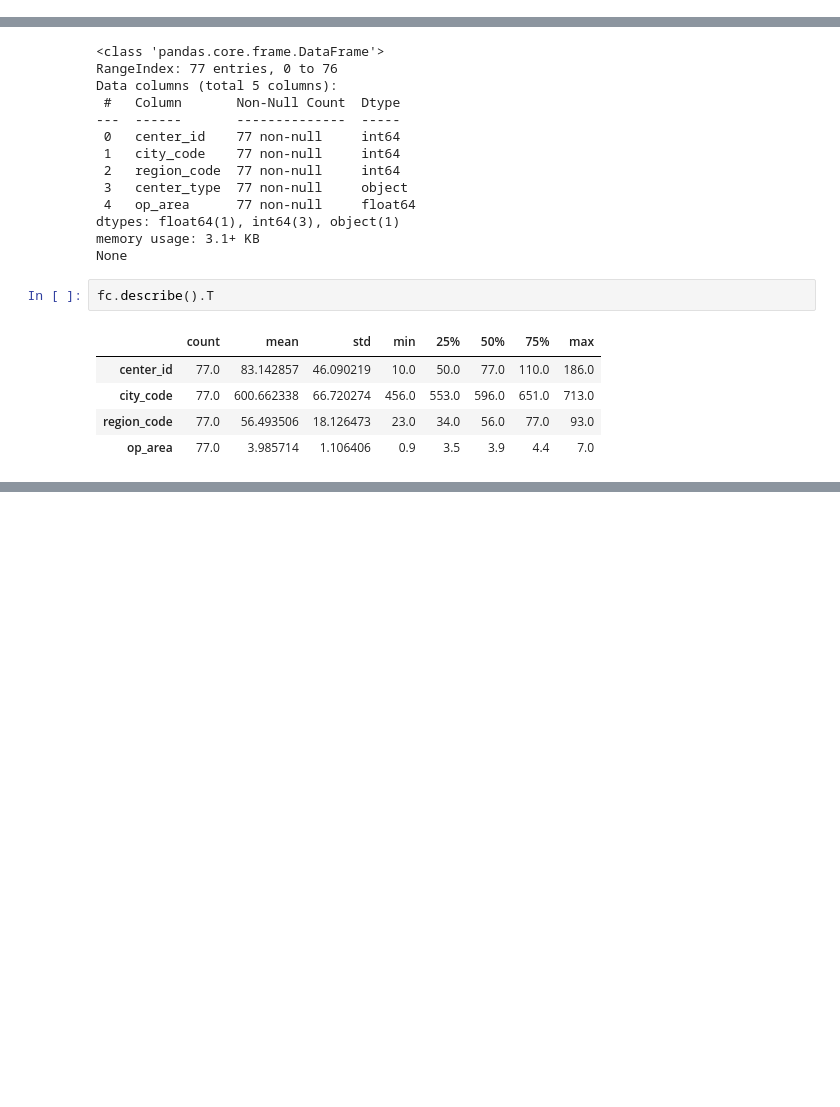
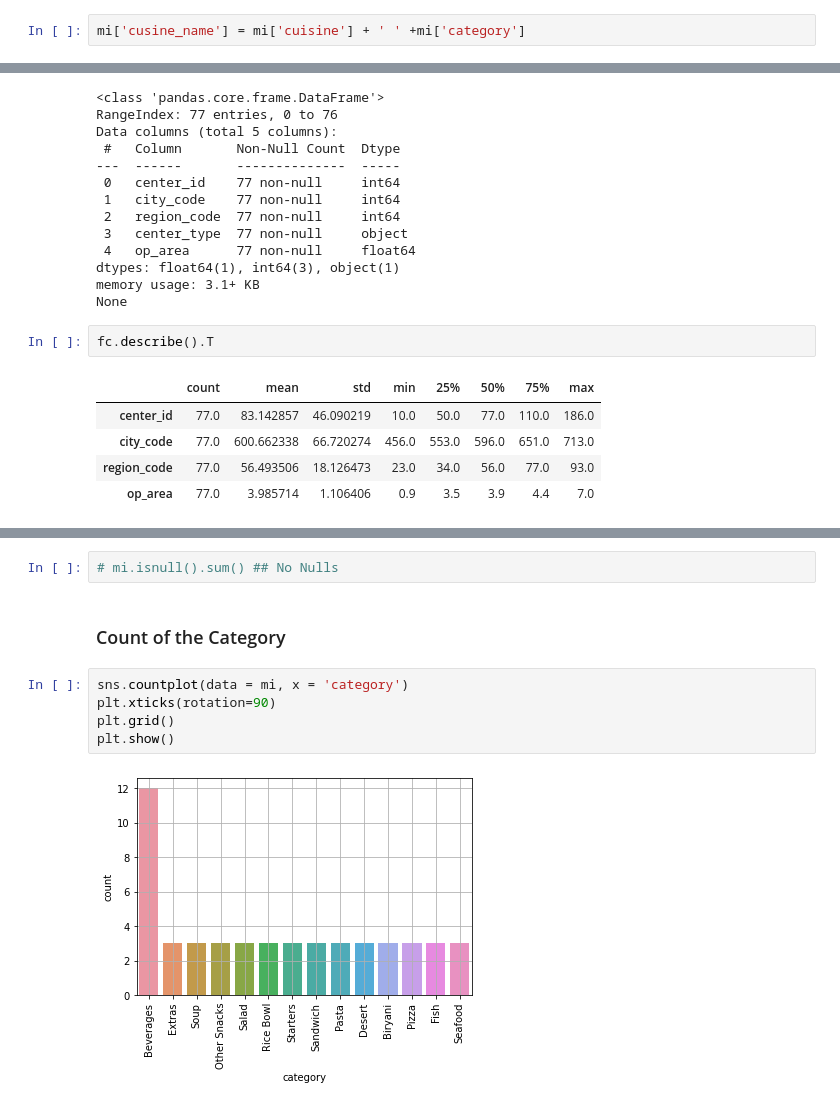
Before and after one commit to SharanKalyan/Food-Demand-Forecasting-AnalyticsVidhya, a Jupyter notebook: Analysis.ipynb, the cells around one changed output, grey strips where cells are left out. Saved outputs shown, nothing was run; the diff lists cells and outputs as text; blank space fills up the shorter version.

```diff
--- a/Analysis.ipynb
+++ b/Analysis.ipynb
@@ -36,0 +32,2 @@ mi.head()
+# %%
+mi['cusine_name'] = mi['cuisine'] + ' ' +mi['category']
@@ -66,0 +137,11 @@ sns.fc.op_area
+# %%
+# mi.isnull().sum() ## No Nulls
+# %% [markdown]
+### Count of the Category
+# %%
+sns.countplot(data = mi, x = 'category')
+plt.xticks(rotation=90)
+plt.grid()
+plt.show()
+# %% [output]
+[figure, added]
```
Also changed, not shown: parts of 59 cells of this notebook.
